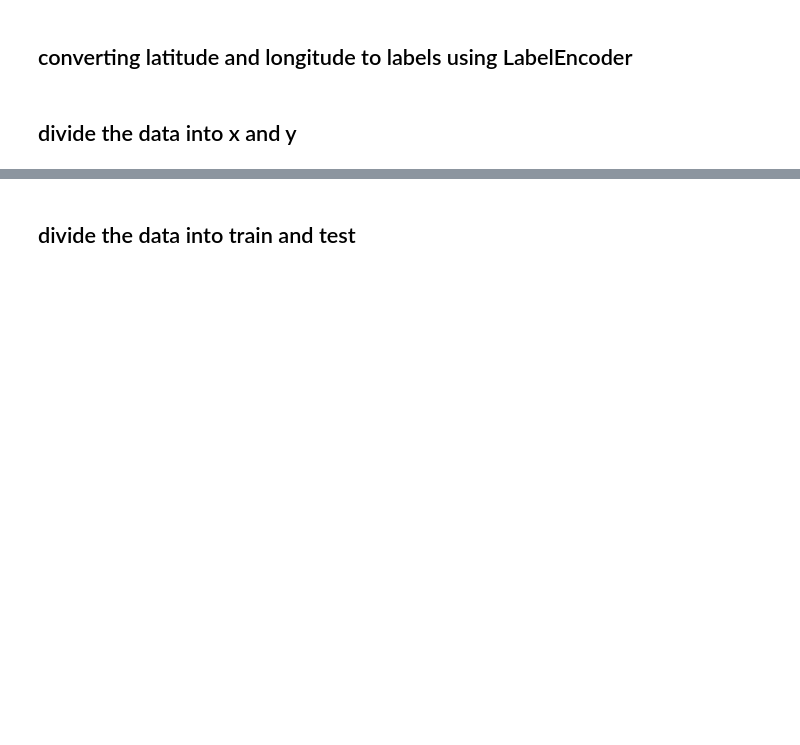
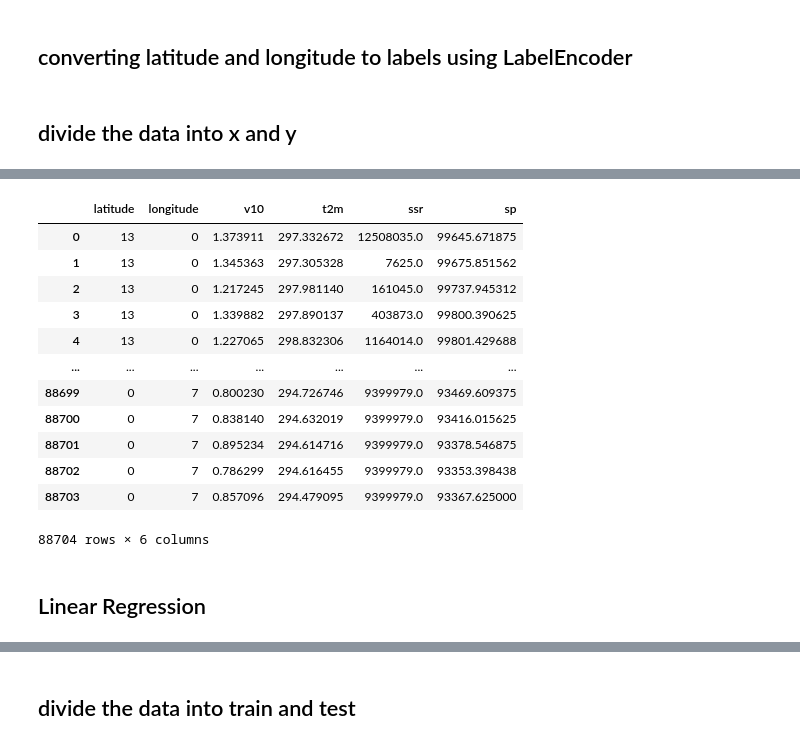
Before and after one commit to OmkarMehta/climate-data-science, a Jupyter notebook: Project/neural_network.ipynb, the cells around one changed output, grey strips where cells are left out. Drawn from its saved outputs; the diff is of its cells as text; code cells hidden in the pictures; blank space fills up the shorter version.

```diff
--- a/Project/neural_network.ipynb
+++ b/Project/neural_network.ipynb
@@ -218,5 +233,4 @@ for i in columns:
 # %%
 y = data_df['tp']
 # get all columns except the target column
-columns_x = data_df.columns - ['tp']
-x = data_df[columns_x]
+x = data_df.drop('tp', axis = 1)
@@ -222,0 +252,18 @@ x = data_df[columns_x]
+# %%
+x
+# %% [output]
+|  | latitude | longitude | v10 | t2m | ssr | sp |
+| 0 | 13 | 0 | 1.373911 | 297.332672 | 12508035.0 | 99645.671875 |
+| 1 | 13 | 0 | 1.345363 | 297.305328 | 7625.0 | 99675.851562 |
+| 2 | 13 | 0 | 1.217245 | 297.981140 | 161045.0 | 99737.945312 |
+| 3 | 13 | 0 | 1.339882 | 297.890137 | 403873.0 | 99800.390625 |
+| 4 | 13 | 0 | 1.227065 | 298.832306 | 1164014.0 | 99801.429688 |
+| ... | ... | ... | ... | ... | ... | ... |
+| 88699 | 0 | 7 | 0.800230 | 294.726746 | 9399979.0 | 93469.609375 |
+| 88700 | 0 | 7 | 0.838140 | 294.632019 | 9399979.0 | 93416.015625 |
+| 88701 | 0 | 7 | 0.895234 | 294.614716 | 9399979.0 | 93378.546875 |
+| 88702 | 0 | 7 | 0.786299 | 294.616455 | 9399979.0 | 93353.398438 |
+| 88703 | 0 | 7 | 0.857096 | 294.479095 | 9399979.0 | 93367.625000 |
+88704 rows × 6 columns
+# %% [markdown]
+## Linear Regression
```
Also changed, not shown: parts of 18 cells of this notebook, 1 other file.
